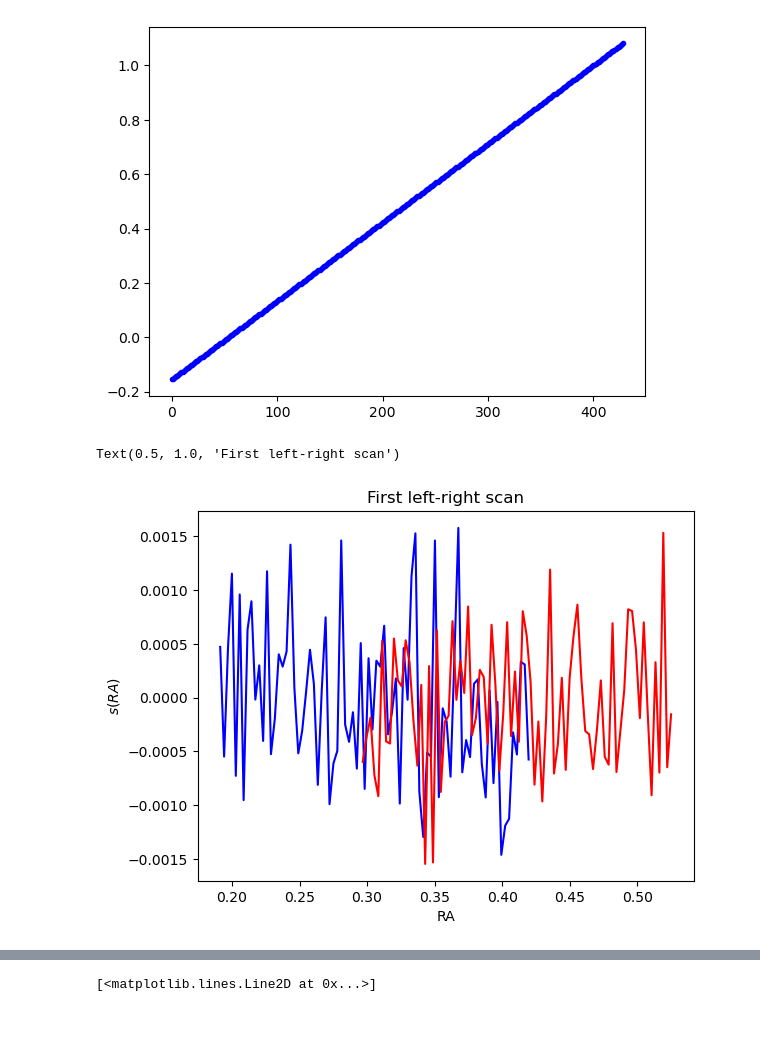
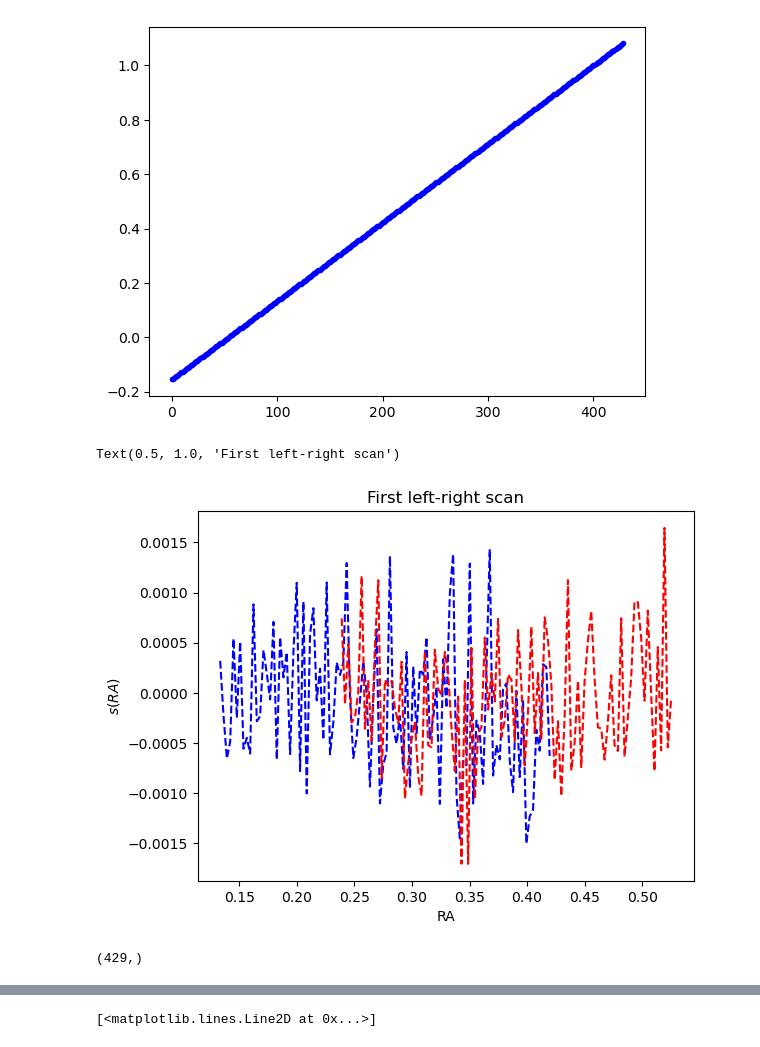
Before and after one commit to julientang/M2-internship, a Jupyter notebook: notebook/custom_destriping.ipynb, the cells around one changed output, grey strips where cells are left out. Saved outputs shown, nothing was run; the diff lists cells and outputs as text; code cells hidden in the pictures.

Commit message:
Destriping on individual scans

```diff
--- a/notebook/custom_destriping.ipynb
+++ b/notebook/custom_destriping.ipynb
@@ -534,5 +494,5 @@ throw_rl_sample = np.array([(inter[2],inter[3]) for inter in ob.intervals['throw
 scan_lr_sample = np.array([(inter[2],inter[3]) for inter in ob.intervals['scan_leftright']])
 scan_rl_sample = np.array([(inter[2],inter[3]) for inter in ob.intervals['scan_rightleft']])
 # %%
-for interval in throw_lr_sample:
-    print(interval[0], interval[1])
+#for interval in throw_lr_sample:
+#    print(interval[0], interval[1])
@@ -593,2 +541,8 @@ total_rl2scan = [ob.detdata["total"][1,interval[0]:interval[1]] for interval in
+# %%
+noise_lr1scan = [ob.detdata["noise"][0,interval[0]:interval[1]] for interval in scan_lr_sample]
+noise_lr2scan = [ob.detdata["noise"][1,interval[0]:interval[1]] for interval in scan_lr_sample]
+
+noise_rl1scan = [ob.detdata["noise"][0,interval[0]:interval[1]] for interval in scan_rl_sample]
+noise_rl2scan = [ob.detdata["noise"][1,interval[0]:interval[1]] for interval in scan_rl_sample]
 # %%
 
@@ -615,14 +569,18 @@ plt.plot(np.arange(0,RA_lr1scan[0].shape[0]),RA_lr1scan[0],'b.')
 [figure]
 # %%
 
-plt.plot(RA_lr1scan[0][120:200],total_lr1scan[0][120:200],'b-')
-plt.plot(RA_lr2scan[0][120:200],total_lr2scan[0][120:200],'r-')
+plt.plot(RA_lr1scan[0][100:200],noise_lr1scan[0][100:200],'b--')
+plt.plot(RA_lr2scan[0][100:200],noise_lr2scan[0][100:200],'r--')
 plt.xlabel('RA')
 plt.ylabel(r'$s(RA)$')
 plt.title('First left-right scan')
 #plt.plot(RA_lr1[54],signal_lr1[54],'b')
 #plt.plot(RA_lr2[54],signal_lr2[54],'r')
 # %% [output]
 Text(0.5, 1.0, 'First left-right scan')
-[figure, old version]
+[figure, new version]
+# %%
+RA_lr1scan[0].shape
+# %% [output]
+(429,)
 # %%
```
Also changed, not shown: parts of 82 cells of this notebook.
